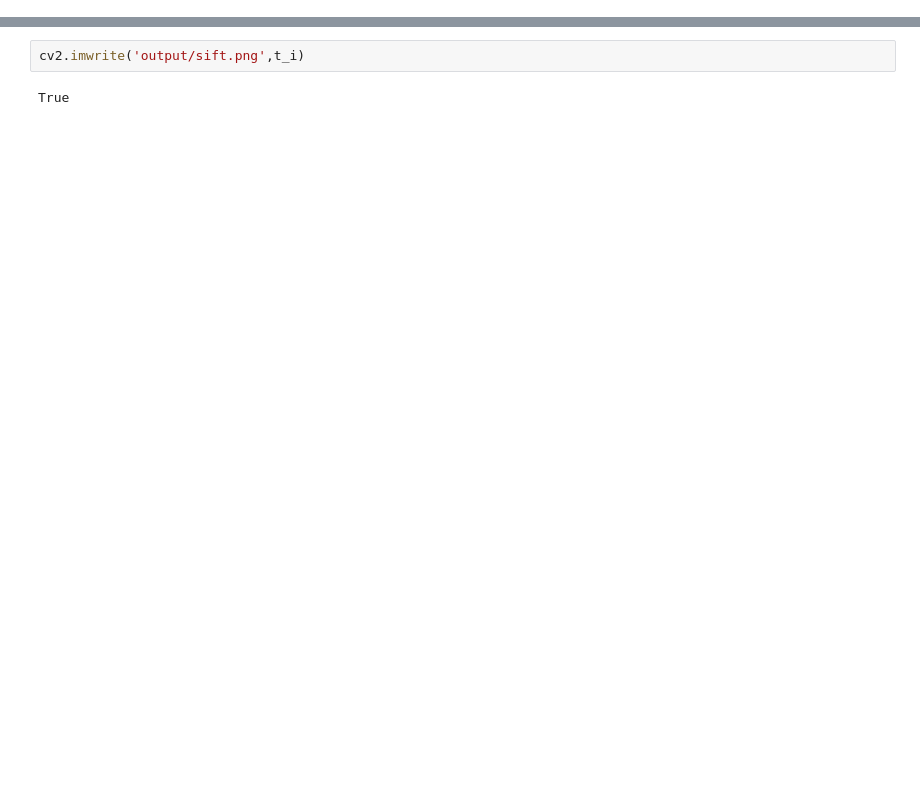
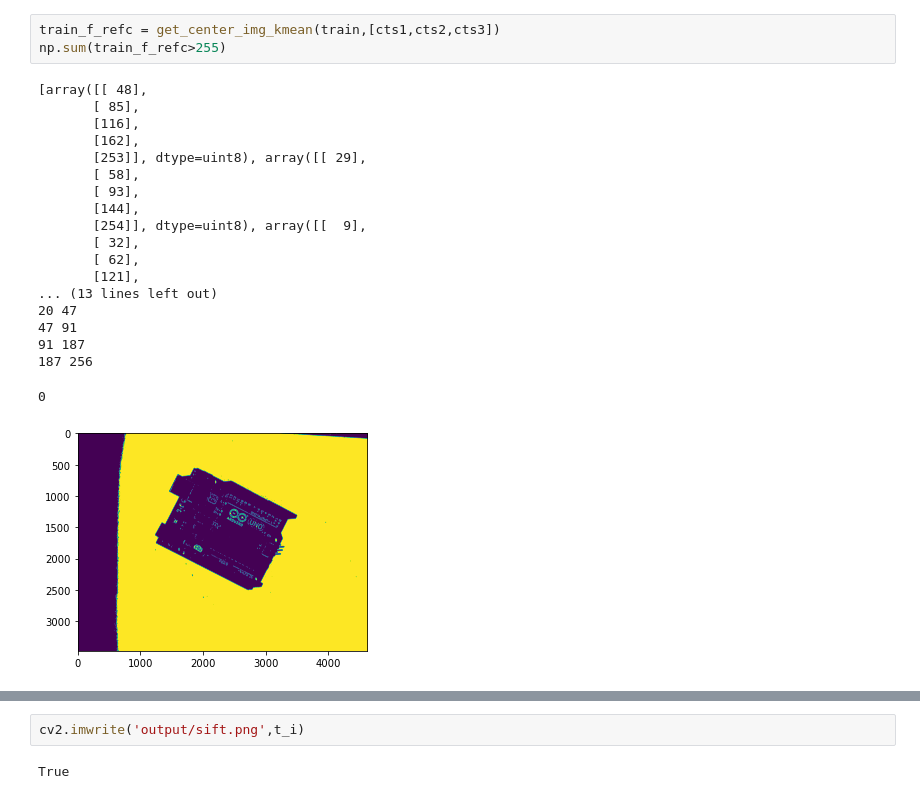
Before and after one commit to smahadwale2001/PCB_Failure, a Jupyter notebook: SIFT.ipynb, the cells around one changed output, grey strips where cells are left out. Saved outputs shown, nothing was run; the diff lists cells and outputs as text; blank space fills up the shorter version.

```diff
--- a/SIFT.ipynb
+++ b/SIFT.ipynb
@@ -64,0 +190,23 @@ print(ref.shape)
+# %%
+train_f_refc = get_center_img_kmean(train,[cts1,cts2,cts3])
+np.sum(train_f_refc>255)
+# %% [output]
+[array([[ 48],
+       [ 85],
+       [116],
+       [162],
+       [253]], dtype=uint8), array([[ 29],
+       [ 58],
+       [ 93],
+       [144],
+       [254]], dtype=uint8), array([[  9],
+       [ 32],
+       [ 62],
+       [121],
+... (13 lines left out)
+20 47
+47 91
+91 187
+187 256
+0
+[figure, added]
```
Also changed, not shown: parts of 32 cells of this notebook, 38 other files.
